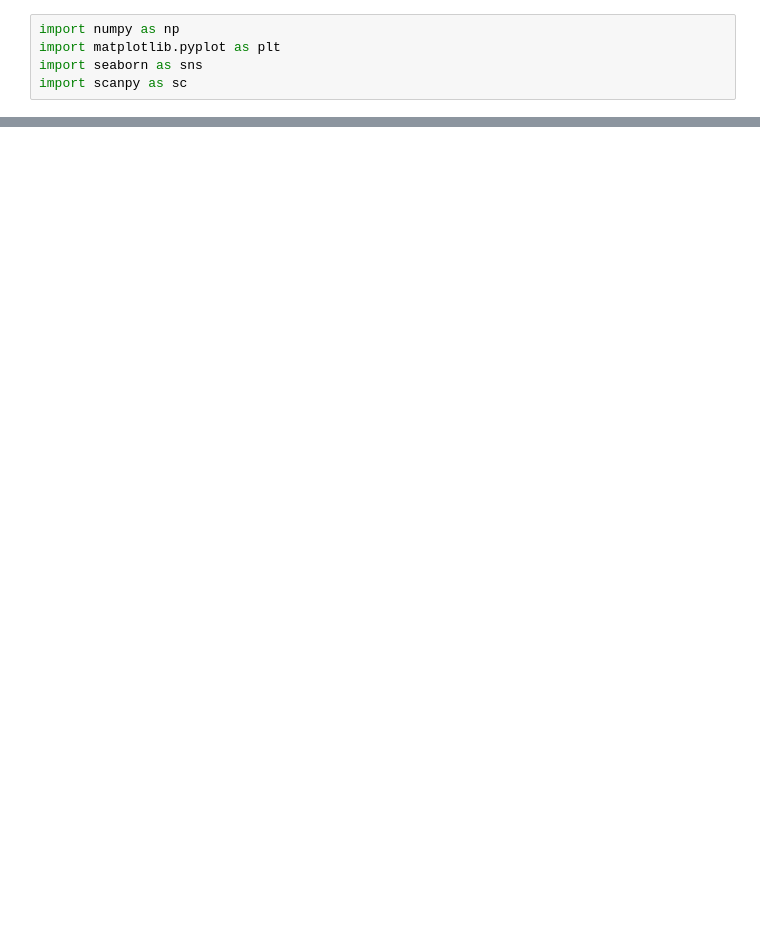
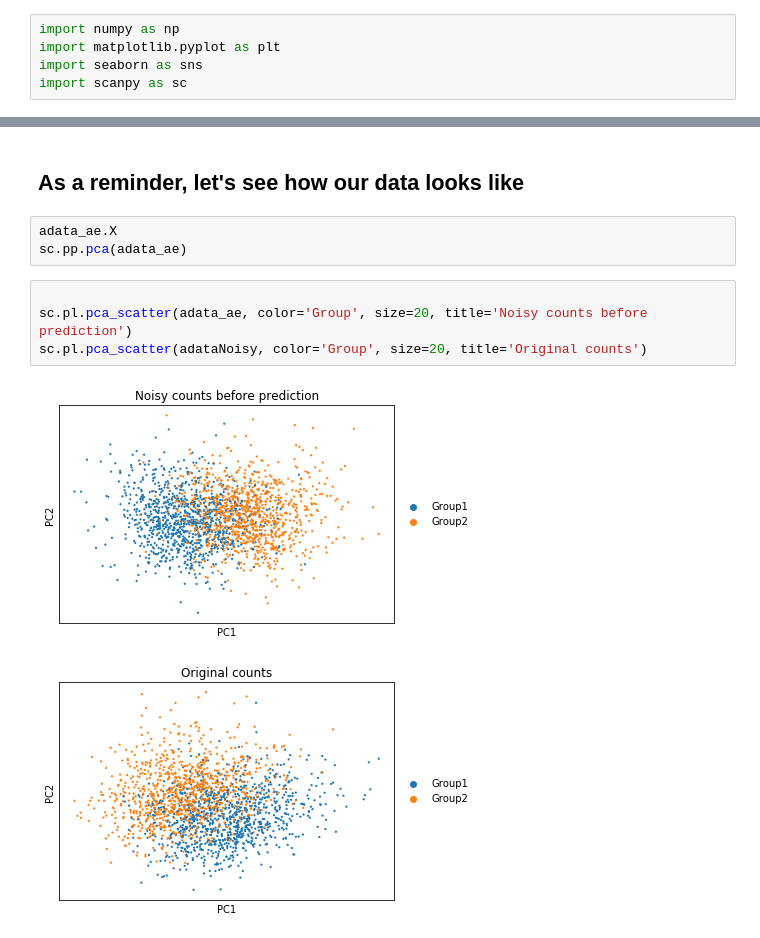
Before and after one commit to mpofukelvintafadzwa/scRNAseq, a Jupyter notebook: python-notebook/synthetic_dataset.ipynb, the cells around one changed output, grey strips where cells are left out. Cells and saved outputs as stored; diff of their text form; blank space fills up the shorter version.

```diff
--- a/python-notebook/synthetic_dataset.ipynb
+++ b/python-notebook/synthetic_dataset.ipynb
@@ -151,0 +619,12 @@ RecursionError: maximum recursion depth exceeded while getting the str of an obj
+# %% [markdown]
+## As a reminder, let's see how our data looks like
+# %%
+adata_ae.X
+sc.pp.pca(adata_ae)
+# %%
+
+sc.pl.pca_scatter(adata_ae, color='Group', size=20, title='Noisy counts before prediction')
+sc.pl.pca_scatter(adataNoisy, color='Group', size=20, title='Original counts')
+# %% [output]
+[figure, added]
+[figure, added]
```
Also changed, not shown: parts of 71 cells of this notebook.
